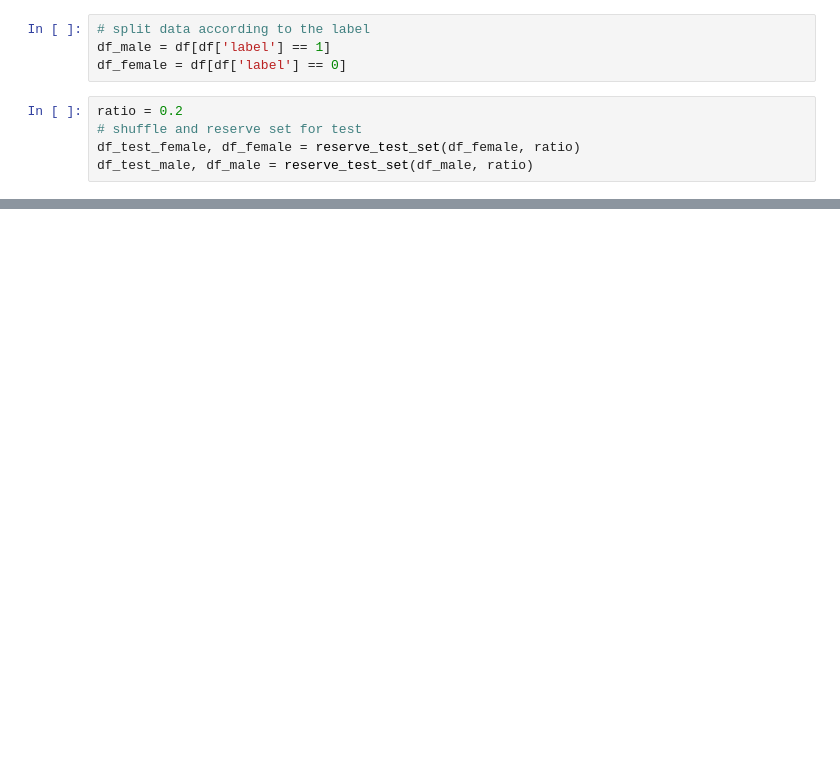
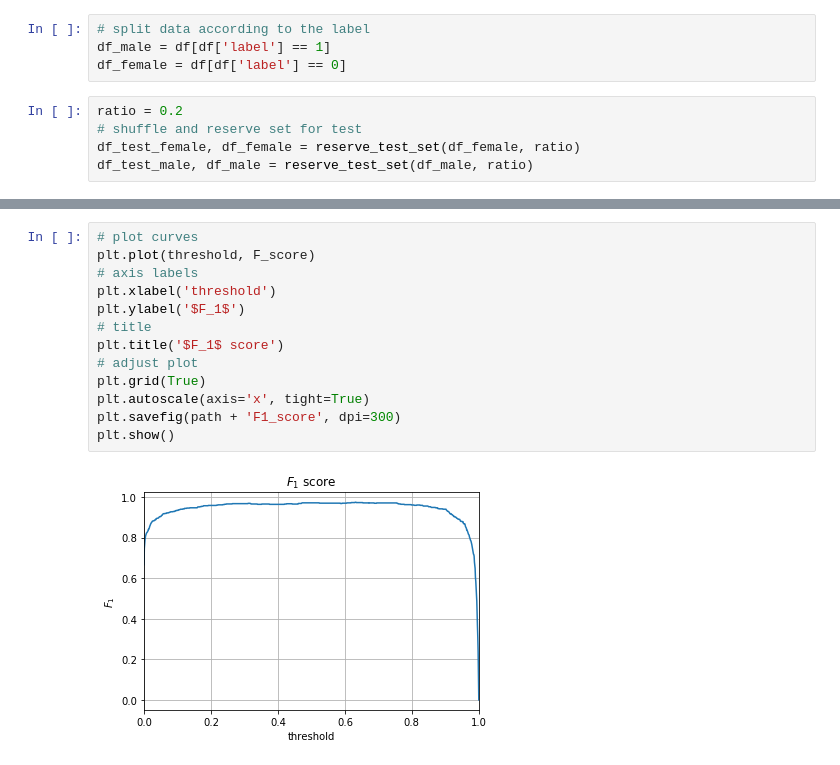
Before and after one commit to ito-rafael/IA006C-MachineLearning, a Jupyter notebook: efc2/efc2_ex1.ipynb, the cells around one changed output, grey strips where cells are left out. Saved outputs shown, nothing was run; the diff lists cells and outputs as text; blank space fills up the shorter version.

```diff
--- a/efc2/efc2_ex1.ipynb
+++ b/efc2/efc2_ex1.ipynb
@@ -99,0 +202,15 @@ array([[ 0.80049332,  0.19454469, -0.71038252, ...,  0.87536633,
+# %%
+# plot curves
+plt.plot(threshold, F_score)
+# axis labels
+plt.xlabel('threshold')
+plt.ylabel('$F_1$')
+# title
+plt.title('$F_1$ score')
+# adjust plot
+plt.grid(True)
+plt.autoscale(axis='x', tight=True)
+plt.savefig(path + 'F1_score', dpi=300)
+plt.show()
+# %% [output]
+[figure, added]
```
Also changed, not shown: parts of 26 cells of this notebook, 43 other files.
